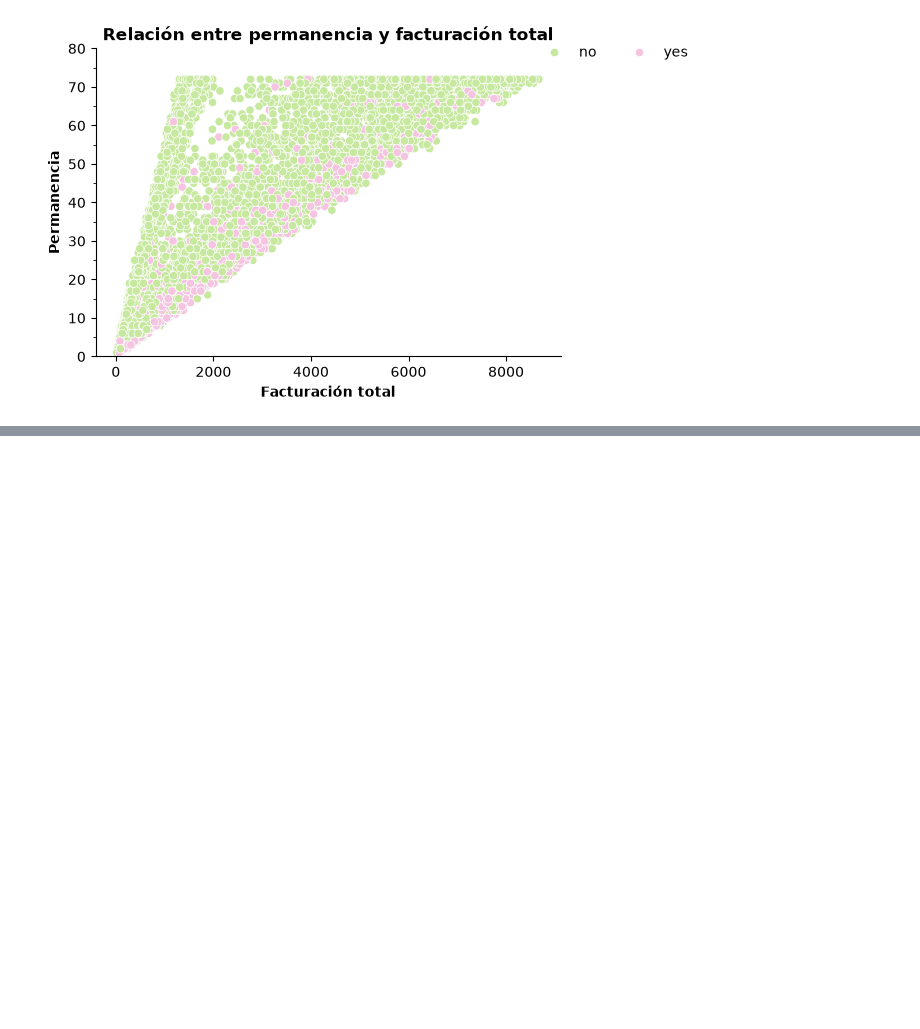
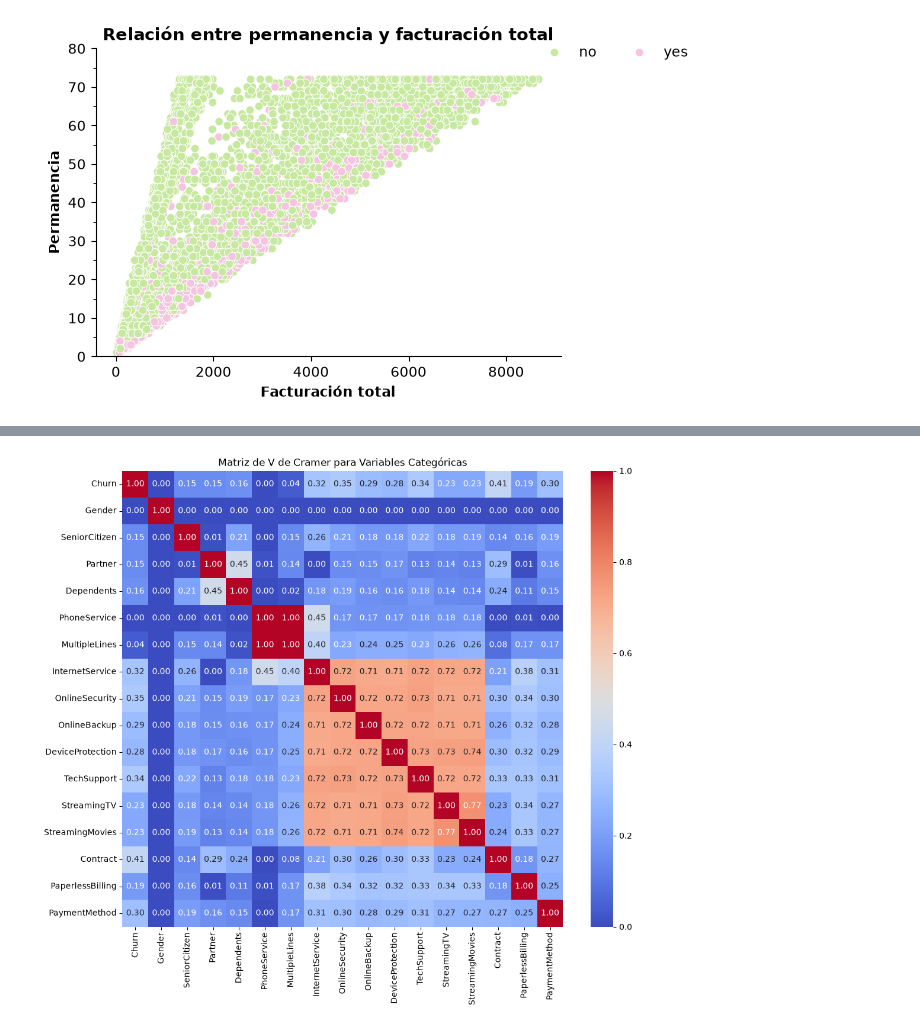
Before and after one commit to JGarcia575/dashboard_app, a Jupyter notebook: auxiliar.ipynb, the cells around one changed output, grey strips where cells are left out. Drawn from its saved outputs; the diff is of its cells as text; code cells hidden in the pictures; blank space fills up the shorter version.

```diff
--- a/auxiliar.ipynb
+++ b/auxiliar.ipynb
@@ -301,0 +306,2 @@ plt.show()
+# %%
+col_categoricas = df.select_dtypes(include='object').columns
@@ -301,0 +342,20 @@ plt.show()
+# %%
+"""
+Función que calcula el coeficiente de Cramer
+Utilizamos el coeficiente corregido de V-Cramer, ya que el no corregido puede
+introducir sesgos
+"""
+def v_cramer_corregido(col1, col2):
+  tabla_cont = pd.crosstab(col1, col2)
+  estadistico_chi2 = chi2_contingency(tabla_cont)[0]
+  n = tabla_cont.sum().sum()
+  estadistico_phi2 = estadistico_chi2 / n
+  renglon, columnas = tabla_cont.shape
+  phi2corr = max(0, estadistico_phi2 - ((columnas-1)*(renglon-1))/(n-1))
+  renglon_corr = renglon - ((renglon-1)**2)/(n-1)
+  columnas_corr = columnas - ((columnas-1)**2)/(n-1)
+  return np.sqrt(phi2corr / min((columnas_corr-1), (renglon_corr-1)))
+# %%
+#Creamos la matriz que guardará los coeficientes de V de Cramer
+v_cramer_matrix = pd.DataFrame(index=col_categoricas, columns=col_categoricas)
+v_cramer_matrix
@@ -301,0 +381,6 @@ plt.show()
+# %%
+#Guardamos en la matriz anterior el coeficiente para cada par de variables categóricas
+for col1 in col_categoricas:
+    for col2 in col_categoricas:
+      v_cramer_matrix.loc[col1, col2] = v_cramer_corregido(df[col1], df[col2])
+v_cramer_matrix
@@ -301,0 +406,8 @@ plt.show()
+# %%
+#Gráfico de la matriz de Cramer
+plt.figure(figsize=(12, 10))
+sns.heatmap(v_cramer_matrix.astype(float), annot=True, cmap='coolwarm', fmt=".2f")
+plt.title("Matriz de V de Cramer para Variables Categóricas")
+plt.show()
+# %% [output]
+[figure, added]
```
Also changed, not shown: parts of 38 cells of this notebook, 1 other file.
